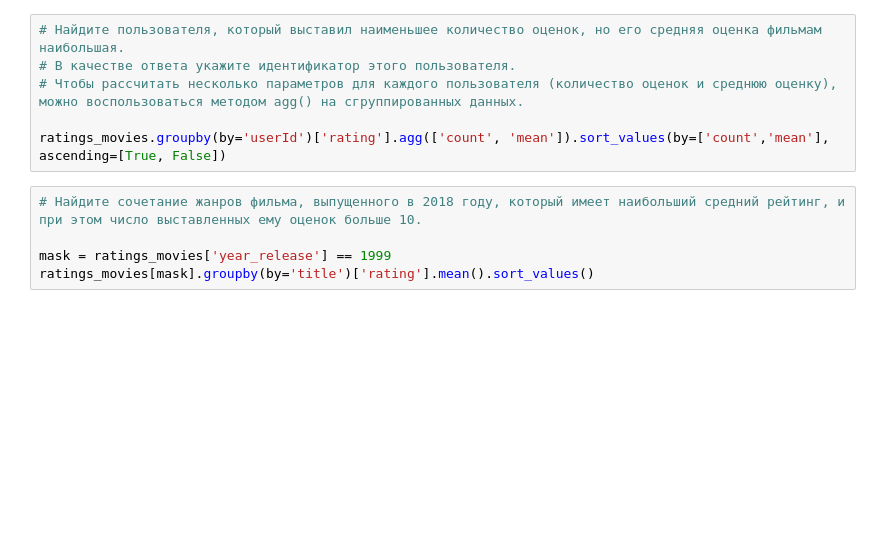
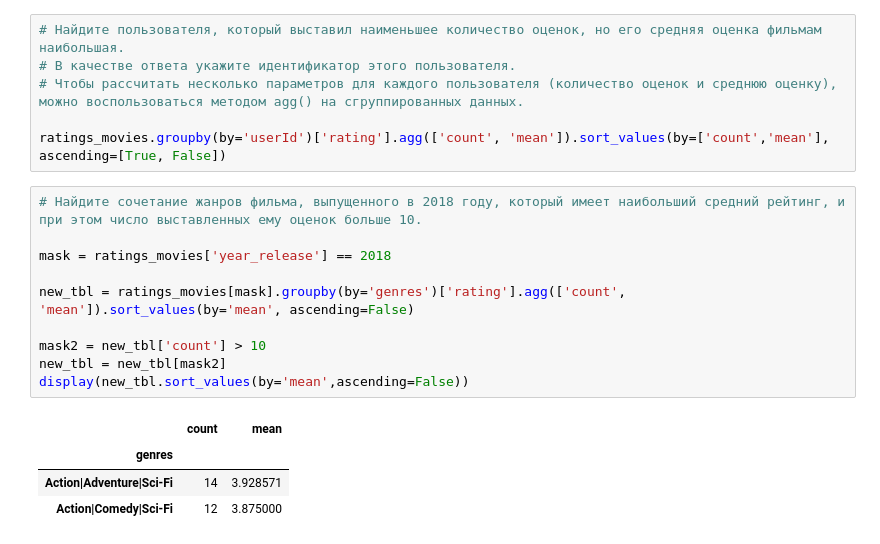
Before and after one commit to FreeRadical1320/sf_data_science, a Jupyter notebook: practice/movies.ipynb, the cells around one changed output. Cells and saved outputs as stored; diff of their text form; blank space fills up the shorter version.

Commit message:
movies

```diff
--- a/practice/movies.ipynb
+++ b/practice/movies.ipynb
@@ -328,5 +328,15 @@ ratings_movies.groupby(by='userId')['rating'].agg(['count', 'mean']).sort_values
 # %%
 # Найдите сочетание жанров фильма, выпущенного в 2018 году, который имеет наибольший средний рейтинг, и при этом число выставленных ему оценок больше 10.
 
-mask = ratings_movies['year_release'] == 1999
-ratings_movies[mask].groupby(by='title')['rating'].mean().sort_values()
+mask = ratings_movies['year_release'] == 2018
+
+new_tbl = ratings_movies[mask].groupby(by='genres')['rating'].agg(['count', 'mean']).sort_values(by='mean', ascending=False)
+
+mask2 = new_tbl['count'] > 10
+new_tbl = new_tbl[mask2]
+display(new_tbl.sort_values(by='mean',ascending=False))
+# %% [output]
+|  | count | mean |
+| genres |  |  |
+| Action|Adventure|Sci-Fi | 14 | 3.928571 |
+| Action|Comedy|Sci-Fi | 12 | 3.875000 |
```
